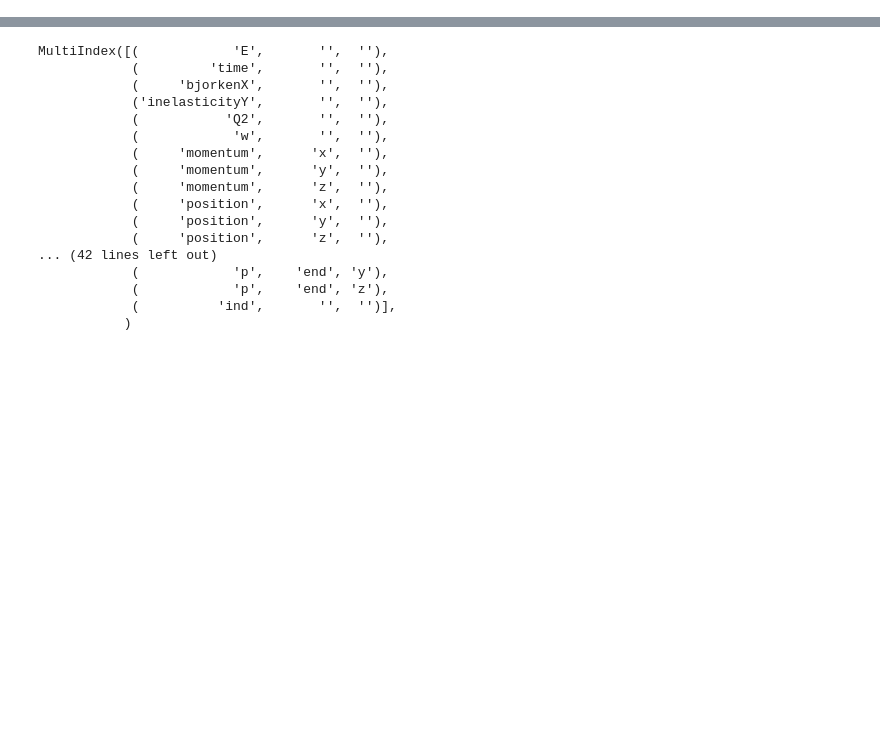
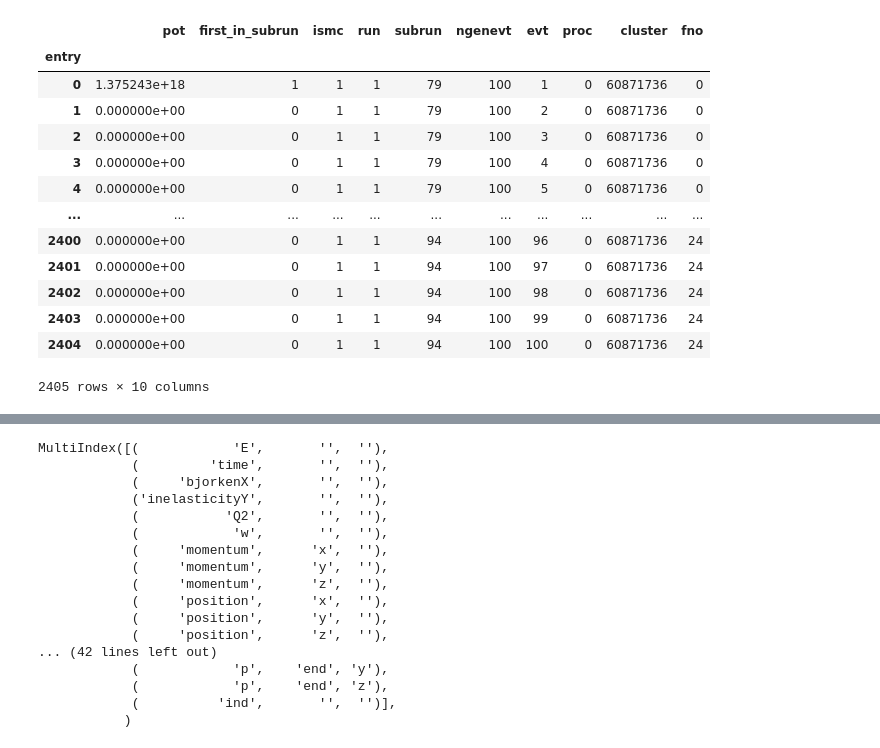
Before and after one commit to wjdanswjddl/cafpyana, a Jupyter notebook: analysis_villiage/examples/ex_ana_mcnudf.ipynb, the cells around one changed output, grey strips where cells are left out. Drawn from its saved outputs; the diff is of its cells as text; code cells hidden in the pictures; blank space fills up the shorter version.

```diff
--- a/analysis_villiage/examples/ex_mcnudf.ipynb
+++ b/analysis_villiage/examples/ex_ana_mcnudf.ipynb
@@ -16,6 +16,24 @@ from matplotlib import gridspec
 # %%
 venv_path = os.getenv("PATH")
 mcnudf = pd.read_hdf('../../test_mcnu.df', key='mcnu')
+hdrdf = pd.read_hdf('../../test_mcnu.df', key='hdr')
+# %%
+hdrdf
+# %% [output]
+|  | pot | first_in_subrun | ismc | run | subrun | ngenevt | evt | proc | cluster | fno |
+| entry |  |  |  |  |  |  |  |  |  |  |
+| 0 | 1.375243e+18 | 1 | 1 | 1 | 79 | 100 | 1 | 0 | 60871736 | 0 |
+| 1 | 0.000000e+00 | 0 | 1 | 1 | 79 | 100 | 2 | 0 | 60871736 | 0 |
+| 2 | 0.000000e+00 | 0 | 1 | 1 | 79 | 100 | 3 | 0 | 60871736 | 0 |
+| 3 | 0.000000e+00 | 0 | 1 | 1 | 79 | 100 | 4 | 0 | 60871736 | 0 |
+| 4 | 0.000000e+00 | 0 | 1 | 1 | 79 | 100 | 5 | 0 | 60871736 | 0 |
+| ... | ... | ... | ... | ... | ... | ... | ... | ... | ... | ... |
+| 2400 | 0.000000e+00 | 0 | 1 | 1 | 94 | 100 | 96 | 0 | 60871736 | 24 |
+| 2401 | 0.000000e+00 | 0 | 1 | 1 | 94 | 100 | 97 | 0 | 60871736 | 24 |
+| 2402 | 0.000000e+00 | 0 | 1 | 1 | 94 | 100 | 98 | 0 | 60871736 | 24 |
+| 2403 | 0.000000e+00 | 0 | 1 | 1 | 94 | 100 | 99 | 0 | 60871736 | 24 |
+| 2404 | 0.000000e+00 | 0 | 1 | 1 | 94 | 100 | 100 | 0 | 60871736 | 24 |
+2405 rows × 10 columns
 # %%
 mcnudf
 # %% [output]
```
Also changed, not shown: 3 other files.
